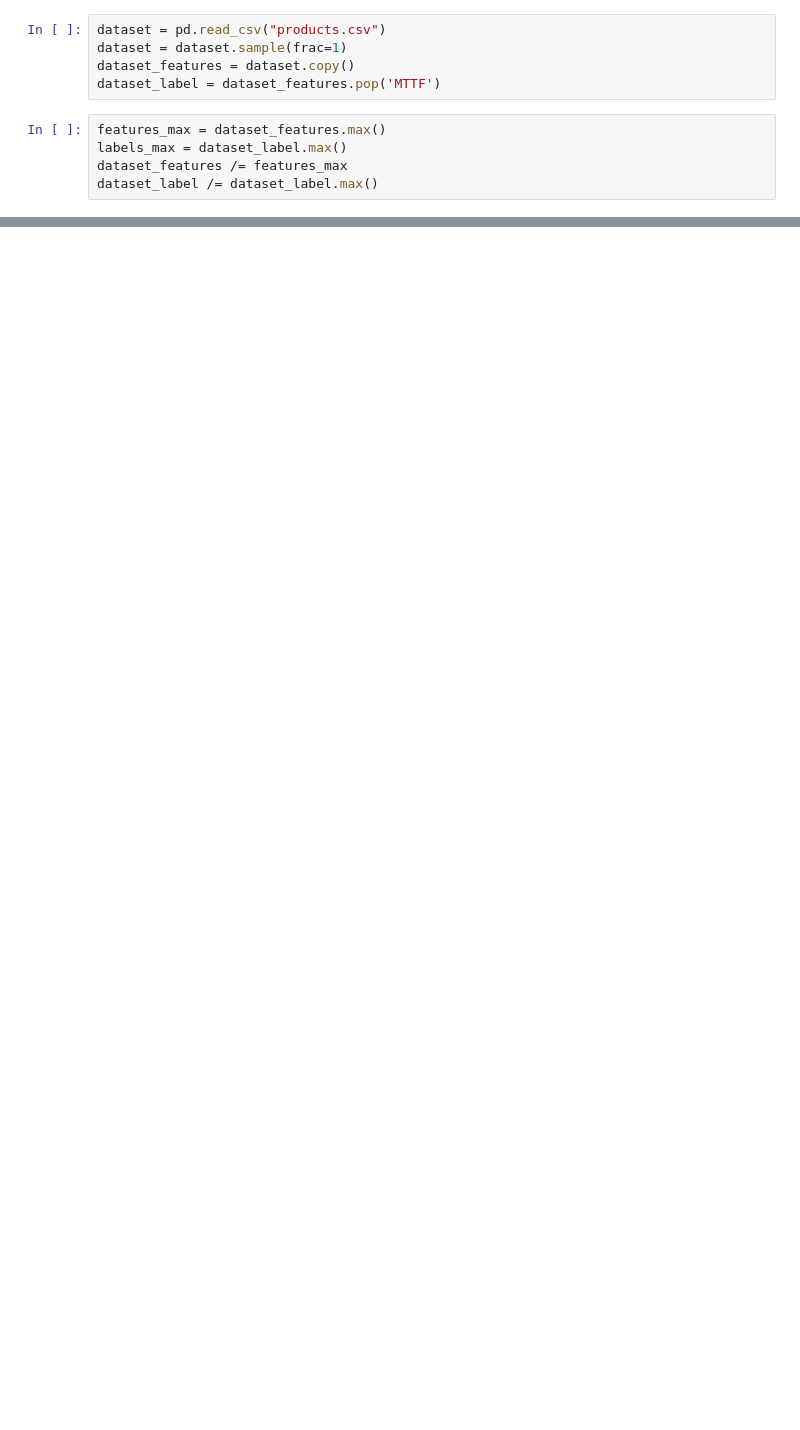
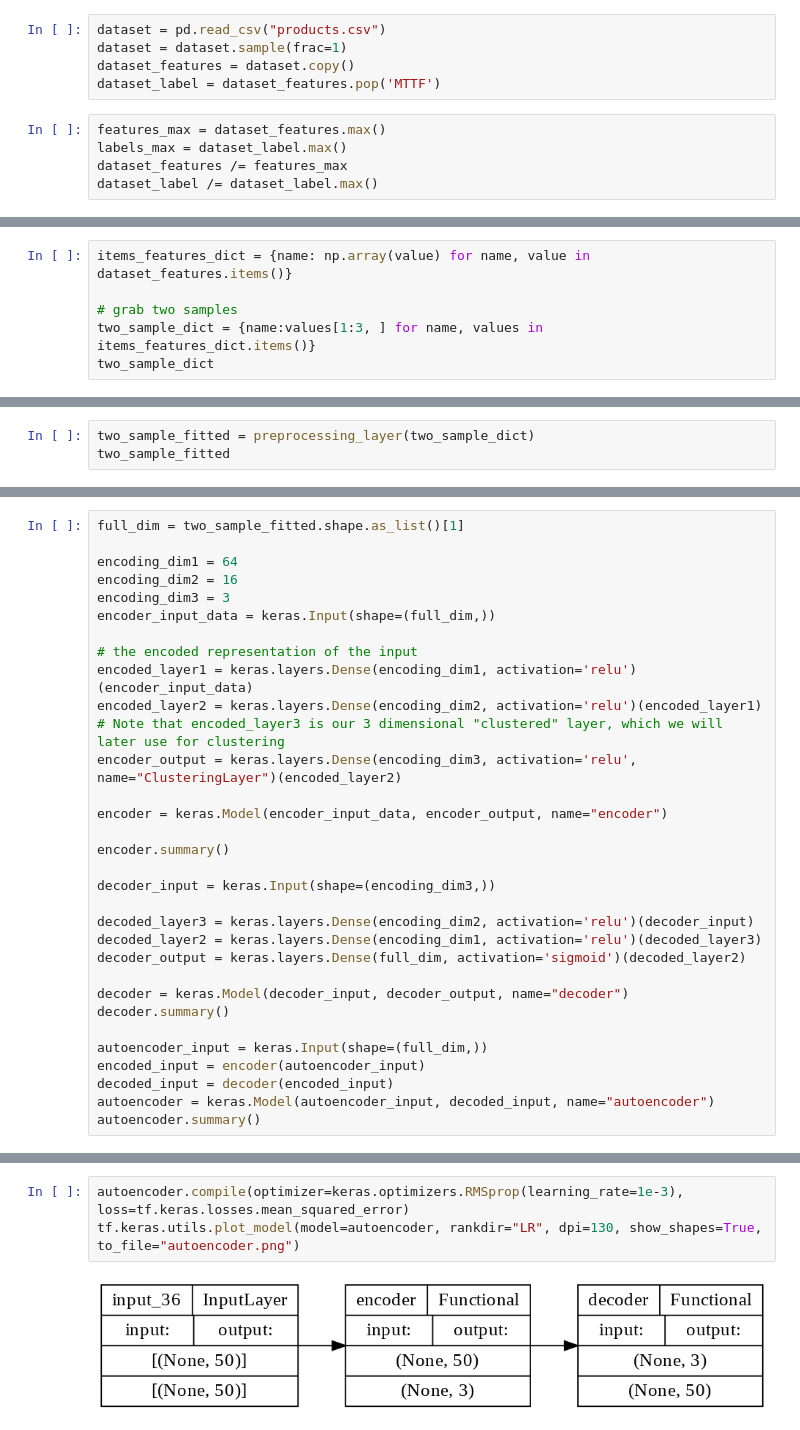
Before and after one commit to adrenalin97/DeepPerf, a Jupyter notebook: feature_degradation.ipynb, the cells around one changed output, grey strips where cells are left out. Saved outputs shown, nothing was run; the diff lists cells and outputs as text; blank space fills up the shorter version.

```diff
--- a/feature_degradation.ipynb
+++ b/feature_degradation.ipynb
@@ -28,0 +116,6 @@ x_train
+# %%
+items_features_dict = {name: np.array(value) for name, value in dataset_features.items()}
+
+# grab two samples
+two_sample_dict = {name:values[1:3, ] for name, values in items_features_dict.items()}
+two_sample_dict
@@ -28,0 +140,3 @@ x_train
+# %%
+two_sample_fitted = preprocessing_layer(two_sample_dict)
+two_sample_fitted
@@ -28,0 +153,32 @@ x_train
+# %%
+full_dim = two_sample_fitted.shape.as_list()[1]
+
+encoding_dim1 = 64
+encoding_dim2 = 16
+encoding_dim3 = 3
+encoder_input_data = keras.Input(shape=(full_dim,))
+
+# the encoded representation of the input
+encoded_layer1 = keras.layers.Dense(encoding_dim1, activation='relu')(encoder_input_data)
+encoded_layer2 = keras.layers.Dense(encoding_dim2, activation='relu')(encoded_layer1)
+# Note that encoded_layer3 is our 3 dimensional "clustered" layer, which we will later use for clustering
+encoder_output = keras.layers.Dense(encoding_dim3, activation='relu', name="ClusteringLayer")(encoded_layer2)
+
+encoder = keras.Model(encoder_input_data, encoder_output, name="encoder")
+
+encoder.summary()
+
+decoder_input = keras.Input(shape=(encoding_dim3,))
+
+decoded_layer3 = keras.layers.Dense(encoding_dim2, activation='relu')(decoder_input)
+decoded_layer2 = keras.layers.Dense(encoding_dim1, activation='relu')(decoded_layer3)
+decoder_output = keras.layers.Dense(full_dim, activation='sigmoid')(decoded_layer2)
+
+decoder = keras.Model(decoder_input, decoder_output, name="decoder")
+decoder.summary()
+
+autoencoder_input = keras.Input(shape=(full_dim,))
+encoded_input = encoder(autoencoder_input)
+decoded_input = decoder(encoded_input)
+autoencoder = keras.Model(autoencoder_input, decoded_input, name="autoencoder")
+autoencoder.summary()
@@ -28,0 +203,5 @@ x_train
+# %%
+autoencoder.compile(optimizer=keras.optimizers.RMSprop(learning_rate=1e-3), loss=tf.keras.losses.mean_squared_error)
+tf.keras.utils.plot_model(model=autoencoder, rankdir="LR", dpi=130, show_shapes=True, to_file="autoencoder.png")
+# %% [output]
+[figure, added]
```
Also changed, not shown: parts of 23 cells of this notebook, 2 other files.
